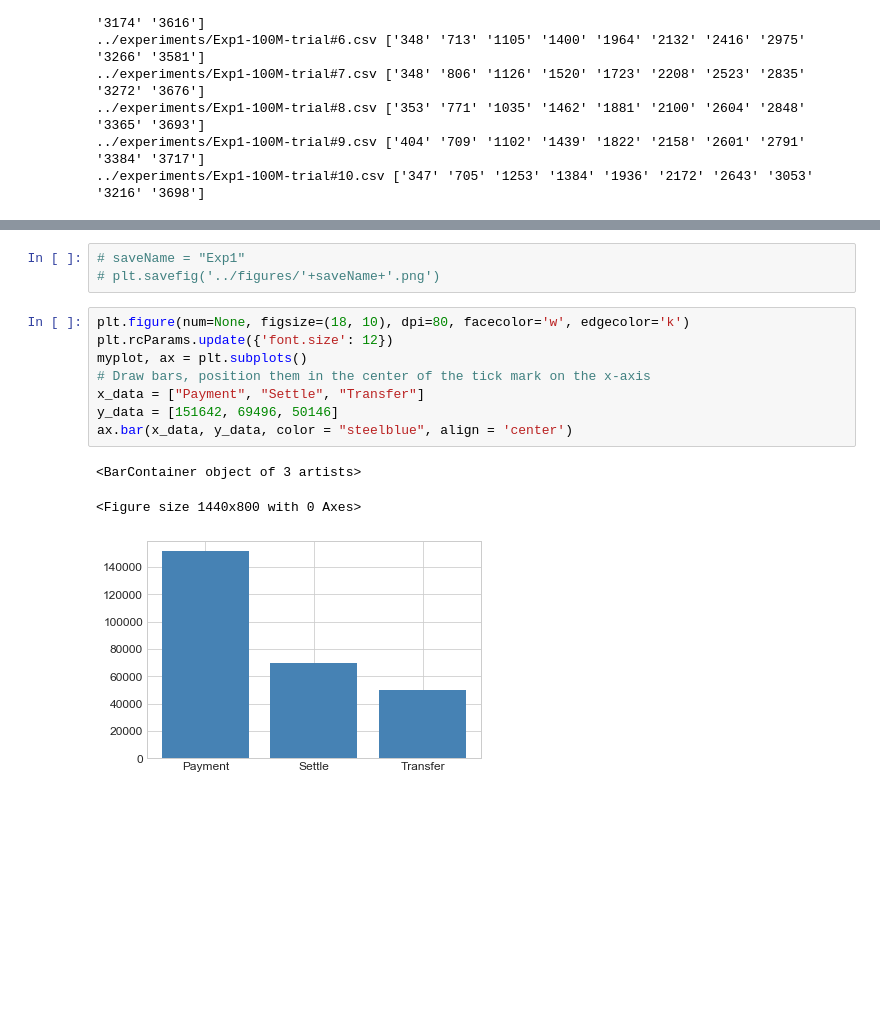
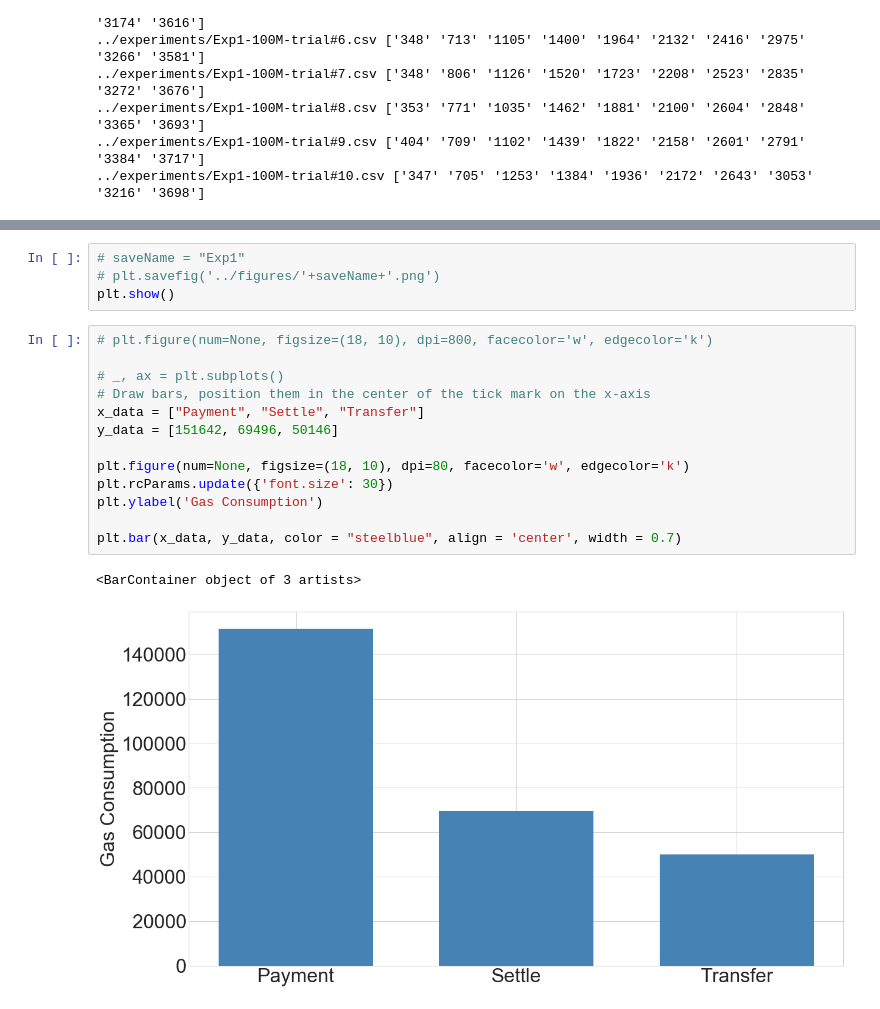
Before and after one commit to Turing-Space/risk-redistribution-payment-dappcon, a Jupyter notebook: plotting/plotnew.ipynb, the cells around one changed output, grey strips where cells are left out. Saved outputs shown, nothing was run; the diff lists cells and outputs as text; blank space fills up the shorter version.

```diff
--- a/plotting/plotnew.ipynb
+++ b/plotting/plotnew.ipynb
@@ -81,15 +81,20 @@ plt.errorbar(x, y, err, fmt="ok", capsize=5, ecolor="grey");
 # %%
 # saveName = "Exp1"
 # plt.savefig('../figures/'+saveName+'.png')
+plt.show()
 # %%
-plt.figure(num=None, figsize=(18, 10), dpi=80, facecolor='w', edgecolor='k')
-plt.rcParams.update({'font.size': 12})
-myplot, ax = plt.subplots()
+# plt.figure(num=None, figsize=(18, 10), dpi=800, facecolor='w', edgecolor='k')
+
+# _, ax = plt.subplots()
 # Draw bars, position them in the center of the tick mark on the x-axis
 x_data = ["Payment", "Settle", "Transfer"]
 y_data = [151642, 69496, 50146]
-ax.bar(x_data, y_data, color = "steelblue", align = 'center')
+
+plt.figure(num=None, figsize=(18, 10), dpi=80, facecolor='w', edgecolor='k')
+plt.rcParams.update({'font.size': 30})
+plt.ylabel('Gas Consumption')
+
+plt.bar(x_data, y_data, color = "steelblue", align = 'center', width = 0.7)
 # %% [output]
 <BarContainer object of 3 artists>
-<Figure size 1440x800 with 0 Axes>
-[figure, old version]
+[figure, new version]
```
Also changed, not shown: parts of 2 cells of this notebook, 2 other files.
